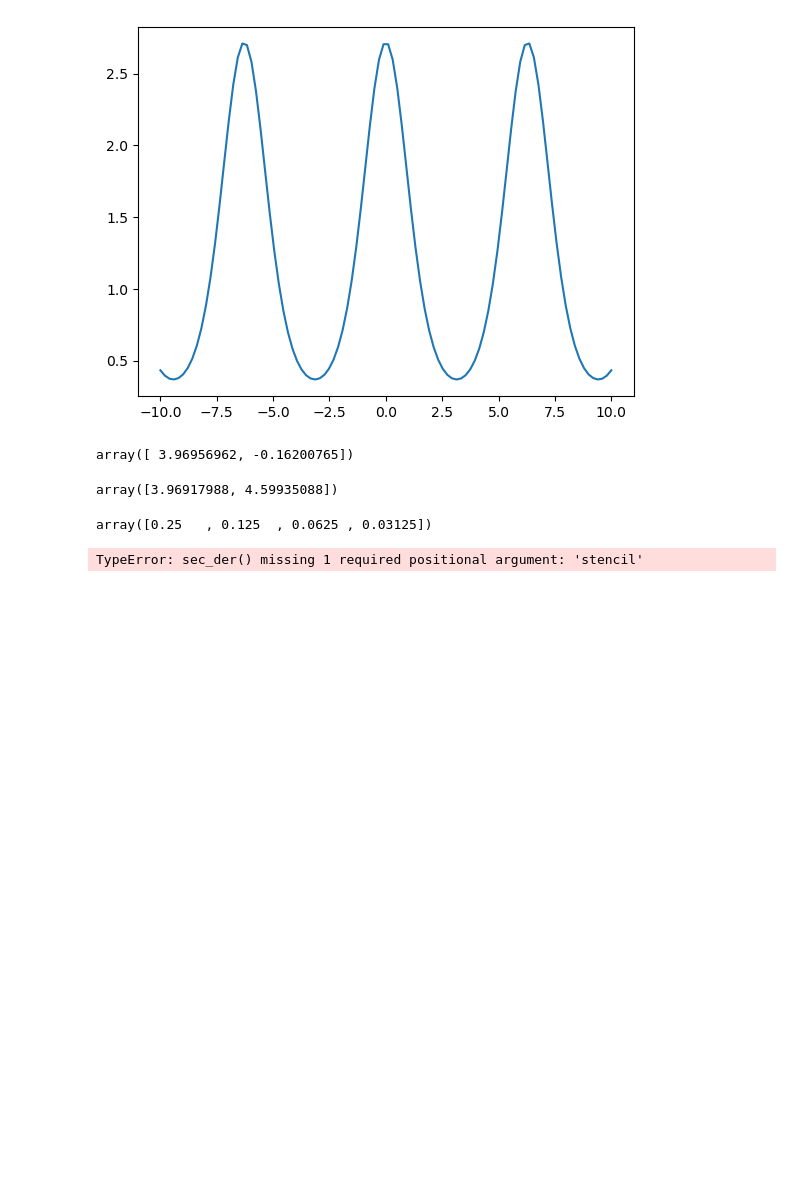
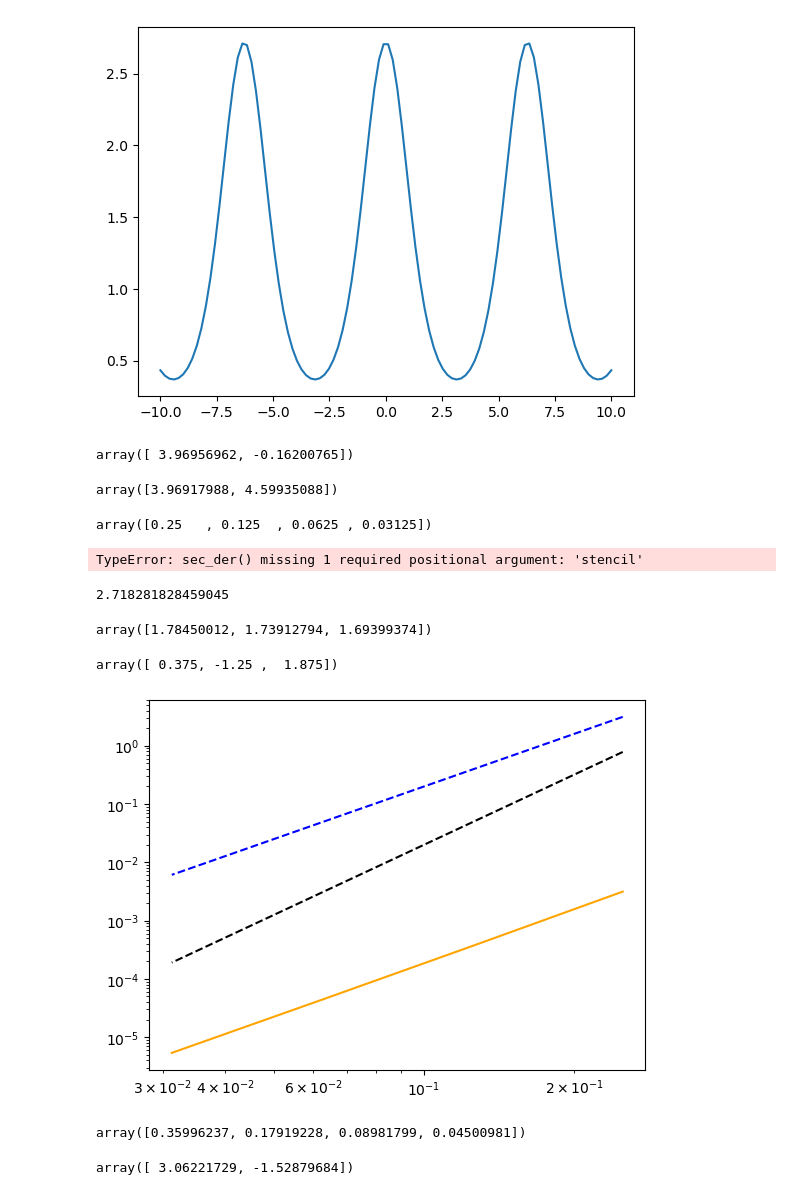
Before and after one commit to Maastrup/02687-SciFi-Computing, a Jupyter notebook: Assignment 1/uge1.ipynb, the cells around one changed output. Saved outputs shown, nothing was run; the diff lists cells and outputs as text; code cells hidden in the pictures; blank space fills up the shorter version.

```diff
--- a/Assignment 1/uge1.ipynb
+++ b/Assignment 1/uge1.ipynb
@@ -22,20 +22,20 @@ $\displaystyle \left\{\left( - \frac{1}{12 h^{2}}, \  \frac{4}{3 h^{2}}, \  - \f
 def fdcoeffV(k,xbar,stencil):
     n = len(stencil)
     A = np.ones((n,n))
-    xrow = stencil - xbar
+    xrow = stencil
     for i in range(1,n):
         A[i,:]= xrow**(i)/math.factorial(i)
 
     b = np.zeros((n,))
     b[k] = 1
     c = np.linalg.solve(A,b)
-    return c
+    return 1/h**k * c
 
 def sec_der(xbar,h,u_func,stencil):
     coeff = fdcoeffV(2,xbar,stencil)
     U = u_func(xbar+h*stencil)
     #print(U)
-    der = np.dot(coeff/h**2,U)
+    der = np.dot(coeff,U)
     return der
 
 def u_func(x):
@@ -100,0 +99,49 @@ fdcoeffV(2,0,np.array([-2,-1,0,1,2]))
+# %%
+u_func(xbar)
+# %% [output]
+2.718281828459045
+# %%
+U
+# %% [output]
+array([1.78450012, 1.73912794, 1.69399374])
+# %%
+coeffs
+# %% [output]
+array([ 0.375, -1.25 ,  1.875])
+# %%
+hs = []
+errs = []
+xbar=1
+stencil = np.array([-3/2,-1/2, 1/2])
+
+coeffs = fdcoeffV(0, xbar, stencil)
+
+for i in range(2,6):
+    h = 1/2**(i)
+    U = u_func(xbar + stencil*h)
+    u_zero = np.dot(coeffs,U)
+
+    err = abs(u_zero - u_func(xbar))
+
+    hs.append(h)
+    errs.append(err)
+
+hs = np.array(hs)
+errs = np.array(errs)
+
+
+
+plt.loglog(hs,200*hs**3,"b--")
+plt.loglog(hs,200*hs**4, 'k--')
+plt.loglog(hs,errs,color="orange")
+plt.show()
+# %% [output]
+[figure, added]
+# %%
+errs
+# %% [output]
+array([0.35996237, 0.17919228, 0.08981799, 0.04500981])
+# %%
+np.polyfit(np.log(hs), np.log(errs), 1)
+# %% [output]
+array([ 3.06221729, -1.52879684])
```
Also changed, not shown: parts of 1 cell of this notebook.
